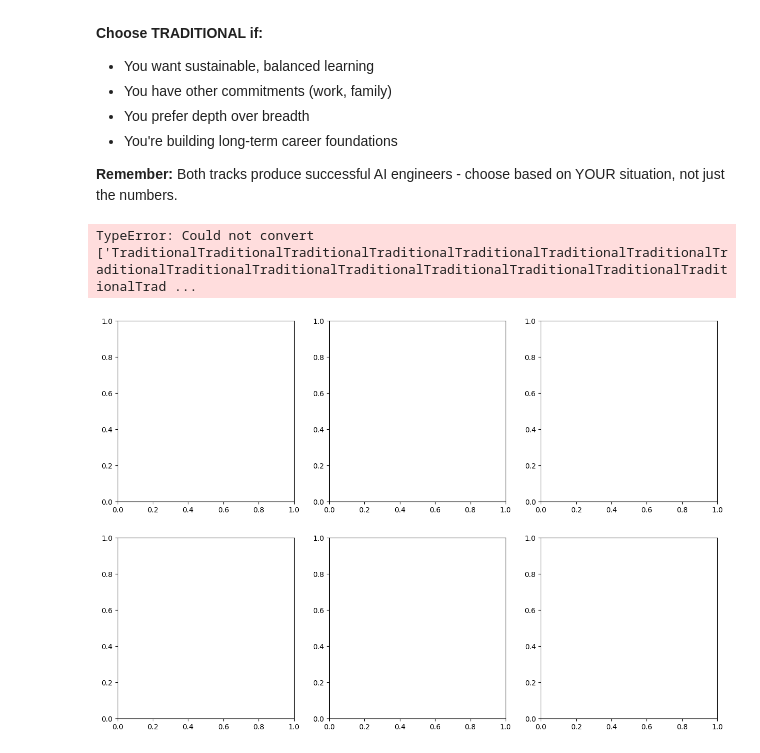
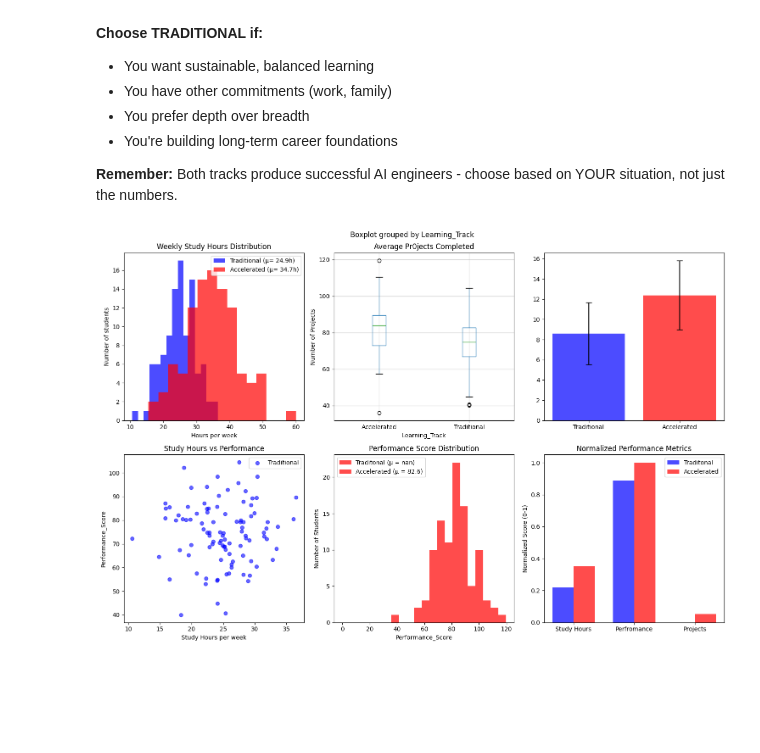
Before and after one commit to RIDOX-AIeNG/AI-D-D, a Jupyter notebook: WEEK_6/Statistics_code_along.ipynb, the cells around one changed output. Cells and saved outputs as stored; diff of their text form; code cells hidden in the pictures; blank space fills up the shorter version.

```diff
--- a/WEEK_6/Statistics_code_along.ipynb
+++ b/WEEK_6/Statistics_code_along.ipynb
@@ -386,13 +381,11 @@ fig, axes = plt.subplots(2, 3, figsize = (15, 10))
 
 # 1. Study Hours Distribution
 for track in ['Traditional', 'Accelerated']:
-    track_data = data[data['Learning_Track'] == track]
+    track_data = data[data['Learning_Track'] == track]['study_Hours_Per_Week']
     ['study_Hours_Per_Week']
     axes[0,0].hist(track_data, bins=15, alpha=0.7,
-                   label=f'{track} (μ={track_data.mean():.1f}
-                   h)',
-                   color='blue' if track == 'Traditional'
-                   else 'red')
+                   label = f"{track} (μ= {track_data.mean():.1f}h)",
+                   color='blue' if track == 'Traditional' else 'red')
 axes[0,0].set_title('Weekly Study Hours Distribution')
 axes[0,0].set_xlabel('Hours per week')
 axes[0,0].set_ylabel('Number of students')
@@ -400,7 +393,7 @@ axes[0,0].legend()
 
 
 #2. Performance Score Box Plot
-data.boxplot(column='Perfromance_Score',
+data.boxplot(column='Performance_Score',
 by='Learning_Track', ax=axes[0,1])
 axes[0,1].set_title('Performance Scores by learning Track')
 axes[0,1].set_xlabel('Learning_Track')
@@ -435,24 +428,24 @@ axes[1,0].scatter(traditional_data['study_Hours_Per_Week'],
 
 axes[1,0].set_title('Study Hours vs Performance')
 axes[1,0].set_xlabel('Study Hours per week')
-axes[1,0].set_yabel('Performance Score')
+axes[1,0].set_ylabel('Performance_Score')
 axes[1,0].legend()
 
 # 5. Performance Score Distribution
 for track in ['Traditonal', 'Accelerated']:
-    track_scores = data[data['Learning_Track'] == track]
+    track_scores = data[data['Learning_Track'] == track]['Performance_Score']
     ['Performance_Score']
     axes[1,1].hist(track_scores, bins=15, alpha=0.7,
                    label=f'{track} (μ = {track_scores.mean():.1f})',
                    color = 'blue' if track == 'Traditional'
                    else 'red')
 axes[1,1].set_title('Performance Score Distribution')
-axes[1,1].set_x_label('Performance Score')
+axes[1,1].set_xlabel('Performance_Score')
 axes[1,1].set_ylabel('Number of Students')
 axes[1,1].legend()
 
 #6. Multi-metric comparison
-metrics = ['Study_Hours_Per_Week', 'Performance_Score',
+metrics = ['study_Hours_Per_Week', 'Performance_Score',
            'Projects_Completed']
 traditional_means = [data[data['Learning_Track'] ==
                           'Traditional'][metric].mean() for metric in metrics]
@@ -462,33 +455,32 @@ accelerated_means = [data[data['Learning_Track'] ==
 #Normalize for comparison (scale to 0-1)
 
 traditional_norm = [(x - min(traditional_means +
  accelerated_means)) /
                     (max(traditional_means +
                     accelerated_means) - min
                     (traditional_means + accelerated_means))
                     for x in traditional_means]
 accelerated_norm = [(x - min(traditional_means +
 accelerated_means)) /
                     (max(traditional_means+
                     accelerated_means) - min
                     (traditional_means + accelerated_means))
                     for x in accelerated_means]
 
-x = np.arrange(len(metrics))
+x = np.arange(len(metrics))
 width = 0.35
 
 axes[1,2].bar(x - width/2, traditional_norm, width,
               label='Traditonal', alpha=0.7, color='blue')
 axes[1,2].bar(x + width/2, accelerated_norm,width,
               label='Accelerated', alpha=0.7, color='red')
 axes[1,2].set_title('Normalized Performance Metrics')
 axes[1,2].set_ylabel('Normalized Score (0-1)')
 axes[1,2].set_xticks(x)
 axes[1,2].set_xticklabels(['Study Hours', 'Perfromance', 'Projects'])
 axes[1,2].legend()
 
 plt.tight_layout()
 plt.show()
 # %% [output]
-TypeError: Could not convert ['TraditionalTraditionalTraditionalTraditionalTraditionalTraditionalTraditionalTraditionalTraditionalTraditionalTraditionalTraditionalTraditionalTraditionalTraditionalTrad ...
-[figure, old version]
+[figure, new version]
```
Also changed, not shown: parts of 9 cells of this notebook, 2 other files.
